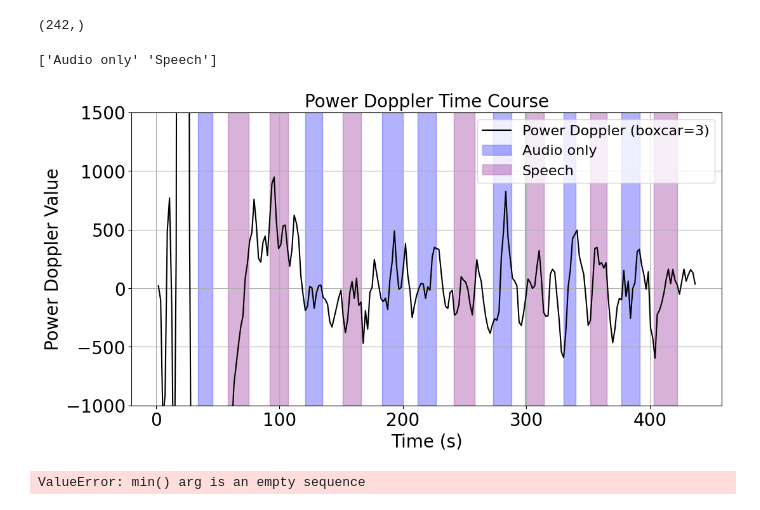
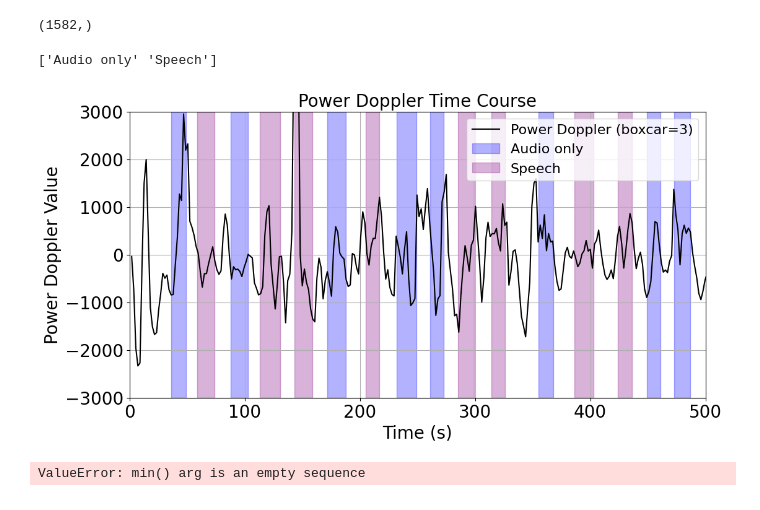
Before and after one commit to ClaireNastaskin/processing_fusi, a Jupyter notebook: Experiments/process_single_time_course_forest1.ipynb, the cells around one changed output. Cells and saved outputs as stored; diff of their text form; code cells hidden in the pictures.

```diff
--- a/Experiments/process_single_time_course_forest1.ipynb
+++ b/Experiments/process_single_time_course_forest1.ipynb
@@ -10,11 +10,11 @@ from glob import glob
 import json
 # %%
 experiment_path = (
-    "/Users/clairenastaskin/data/sub-Forest002/ses-20260215/task-audio_run-001"
+    "/Users/clairenastaskin/data/sub-Forest001/2026-01-20/ses-20260120/fusi/task-audio_run-004/GLM_processing/"
 )
 
 # Extract fUSI data and t_r
-fusi_path = os.path.join(experiment_path, "sub-Forest002_ses-20260215_task-audio_run-001_pwd.nii.gz")
+fusi_path = os.path.join(experiment_path, "sub-Forest001_ses-20260120_task-audio_run-004_pwd.nii.gz")
 fusi_data = nib.load(fusi_path)
 fusi_data = fusi_data.get_fdata()
 
@@ -34,7 +34,7 @@ with open(info_file_path, 'r') as f:
 frame_times = info['VolumeTiming']
 frame_times = np.array(frame_times)
 # %%
-coords = (86, 33, 32) # Coordinate of the pixel of interest (with high z-score for example from freeview) from the non-realigned data
+coords = (54,24,18) # Coordinate of the pixel of interest (with high z-score for example from freeview) from the non-realigned data
 radius = 2
 timecourse = np.mean(fusi_data[coords[0]-radius:coords[0]+radius,coords[1]-radius:coords[1]+radius,coords[2]-radius:coords[2]+radius,:],axis=(0,1,2))
 np.save(
@@ -43,7 +43,7 @@ np.save(
 )
 print(timecourse.shape)
 # %% [output]
-(242,)
+(1582,)
 # %%
 def boxcar_smooth(data, window_size):
     if window_size > 0:
@@ -112,36 +112,36 @@ for task_index in range(len(task_list_type)):
     task_events_timing["Event"] = ["start", "stop"] * len(
         task_events[task_events["trial_type"] == task]
     )
     task_events_timing["Timestamp"] = [
         onset
         for onset, duration in zip(
             task_events[task_events["trial_type"] == task]["onset"],
             task_events[task_events["trial_type"] == task]["duration"],
         )
         for _ in range(2)
     ]
     # No need to .values for pandas Series, just use .to_numpy() or direct array ops
     durations = task_events[task_events["trial_type"] == task]["duration"].to_numpy()
     task_events_timing.loc[task_events_timing["Event"] == "stop", "Timestamp"] += durations.repeat(1)
     task_events_timing = task_events_timing.sort_values("Timestamp").reset_index(drop=True)
     start_times = task_events_timing[task_events_timing["Event"] == "start"]["Timestamp"]
     stop_times = task_events_timing[task_events_timing["Event"] == "stop"]["Timestamp"]
     # Use .iloc for pandas Series, not numpy arrays
     for i, (start, stop) in enumerate(zip(start_times, stop_times)):
         plt.axvspan(start, stop, color=task_colors[task_index], alpha=0.3, label=task if i == 0 else "")
 
 plt.xlabel("Time (s)", fontsize=20)
 plt.ylabel("Power Doppler Value", fontsize=20)
 plt.title("Power Doppler Time Course", fontsize=20)
 plt.xticks(fontsize=20)
 plt.yticks(fontsize=20)
-plt.ylim(-1000, 1500)
-# plt.xlim(500,1000)
+plt.ylim(-3000, 3000)
+plt.xlim(0,500)
 plt.grid(True)
 plt.legend(fontsize=16)
 plt.show()
 # %% [output]
-[figure, old version]
+[figure, new version]
 # %%
 # Filter for skateboard_thumb.js task events
 thumb_events = task_events[task_events["trial_type"] == "skateboard_pinky.js"]
```
Also changed, not shown: 9 other files.
